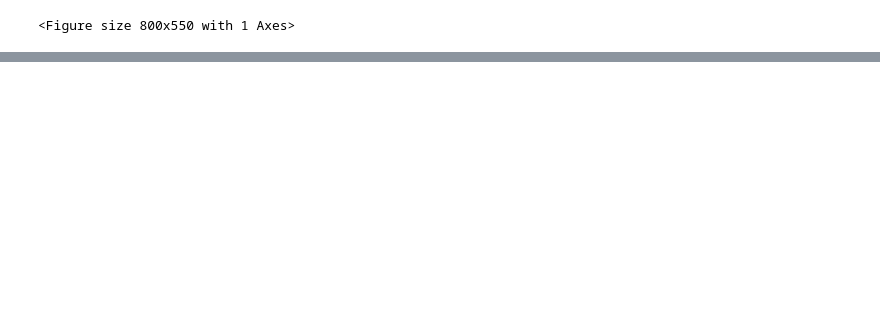
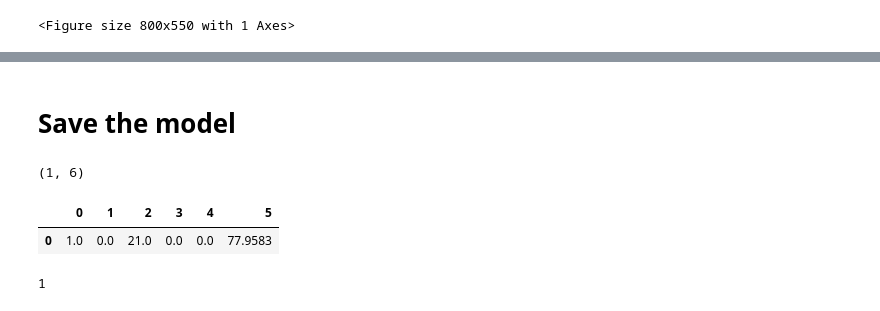
Before and after one commit to rehan01997/Titanic-Survivor_ML_DecisionTree_WebApp, a Jupyter notebook: titanic_kaggle.ipynb, the cells around one changed output, grey strips where cells are left out. Saved outputs shown, nothing was run; the diff lists cells and outputs as text; code cells hidden in the pictures; blank space fills up the shorter version.

```diff
--- a/titanic_kaggle.ipynb
+++ b/titanic_kaggle.ipynb
@@ -603,0 +695,2 @@ rf.score(X_test , Y_test)
+# %% [markdown]
+# Save the model
@@ -603,0 +704,18 @@ rf.score(X_test , Y_test)
+# %%
+#testing input
+xx = X_test.head(1)
+print(xx.shape)
+# %% [output]
+(1, 6)
+# %%
+a = np.array([1 ,0 ,21.0 ,0 ,0 ,77.9583])
+a = a.reshape((1 ,-1 ))
+dataf = pd.DataFrame(a)
+dataf.head()
+# %% [output]
+|  | 0 | 1 | 2 | 3 | 4 | 5 |
+| 0 | 1.0 | 0.0 | 21.0 | 0.0 | 0.0 | 77.9583 |
+# %%
+print(rf.predict(a))
+# %% [output]
+1
```
Also changed, not shown: parts of 24 cells of this notebook, 5 other files.
